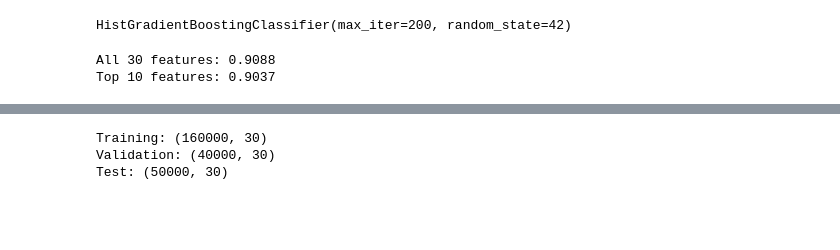
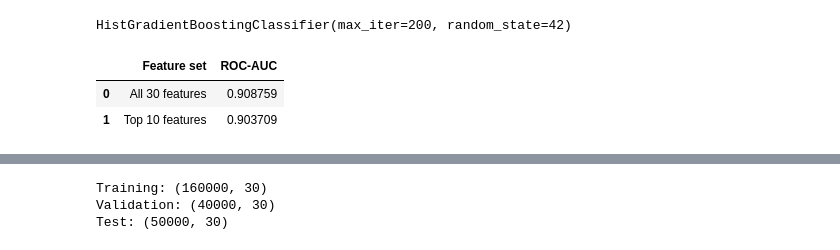
Before and after one commit to nicobenincasa/higgs_ml, a Jupyter notebook: notebooks/01_exploration.ipynb, the cells around one changed output, grey strips where cells are left out. Drawn from its saved outputs; the diff is of its cells as text; code cells hidden in the pictures; blank space fills up the shorter version.

```diff
--- a/notebooks/01_exploration.ipynb
+++ b/notebooks/01_exploration.ipynb
@@ -363,8 +496,19 @@ top_score = boosted_top.predict_proba(X_test_top)[:, 1]
 # %%
 top_auc = roc_auc_score(y_test, top_score)
 
-print(f"All 30 features: {boosted_auc:.4f}")
-print(f"Top 10 features: {top_auc:.4f}")
+top_feature_results = pd.DataFrame({
+    "Feature set": [
+        "All 30 features",
+        "Top 10 features",
+    ],
+    "ROC-AUC": [
+        boosted_auc,
+        top_auc,
+    ],
+})
+
+top_feature_results
 # %% [output]
-All 30 features: 0.9088
-Top 10 features: 0.9037
+|  | Feature set | ROC-AUC |
+| 0 | All 30 features | 0.908759 |
+| 1 | Top 10 features | 0.903709 |
```
Also changed, not shown: parts of 23 cells of this notebook, 6 other files.
